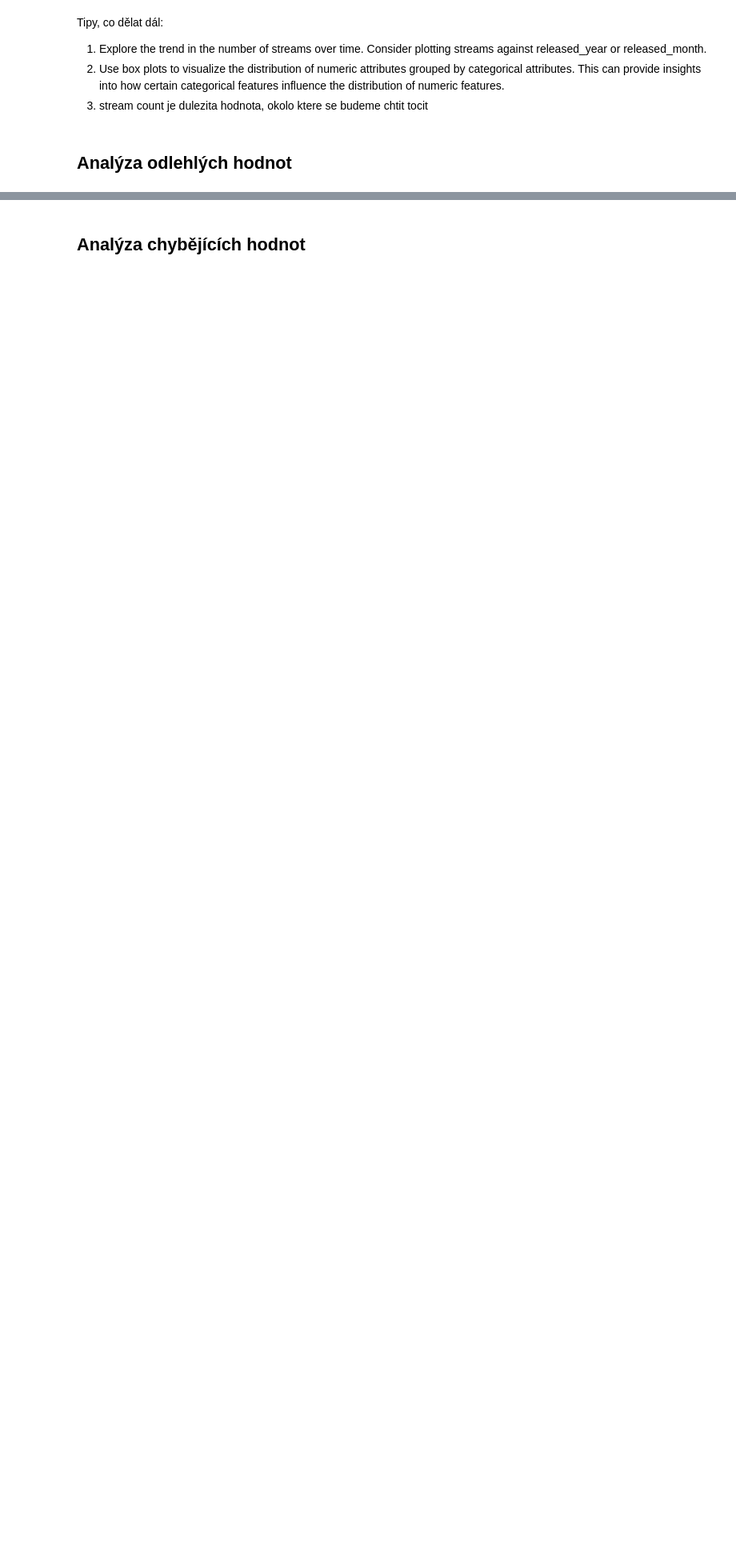
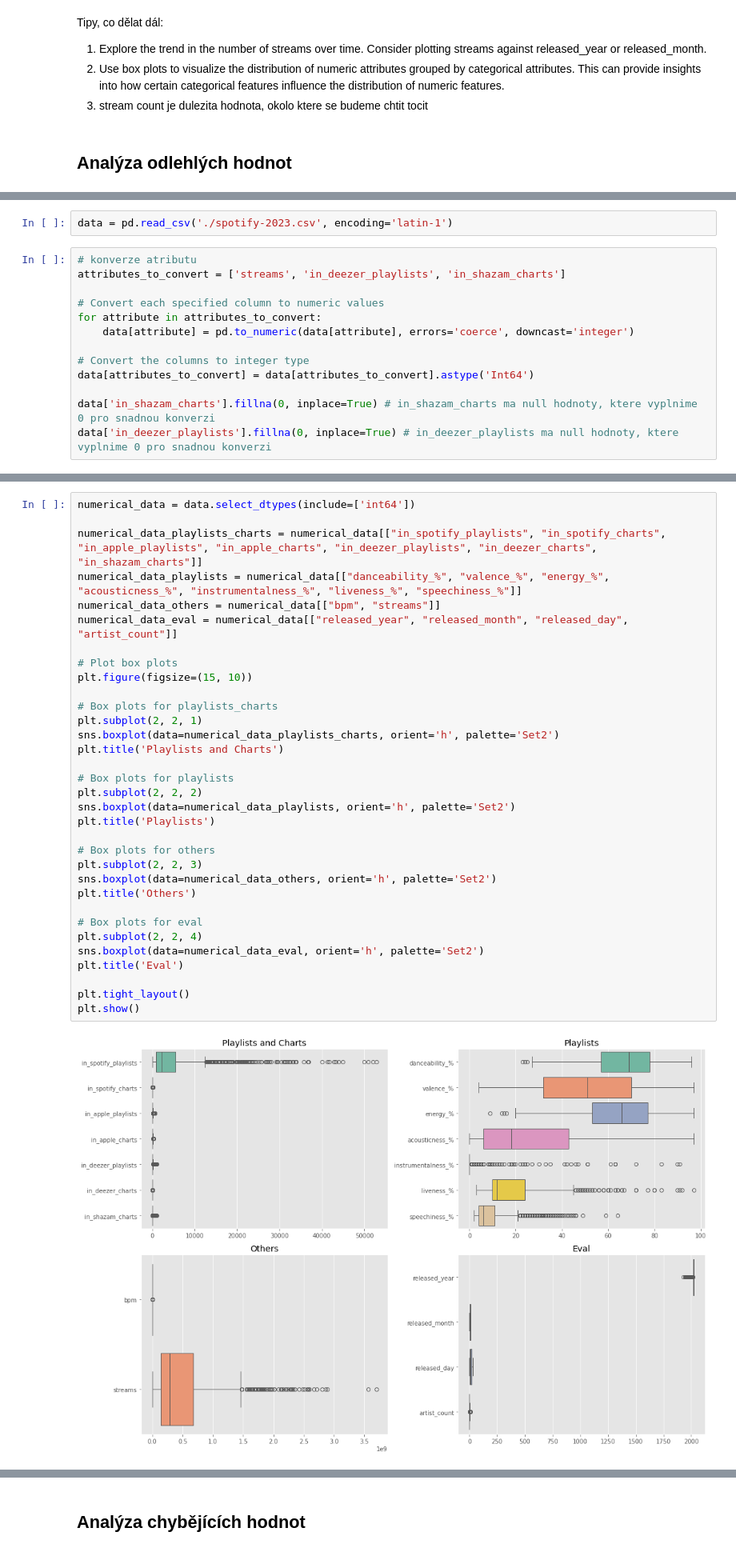
Before and after one commit to Filda99/FIT-UPA, a Jupyter notebook: proj2/upa_proj2.ipynb, the cells around one changed output, grey strips where cells are left out. Shown at 80% size. Cells and saved outputs as stored; diff of their text form; blank space fills up the shorter version.

```diff
--- a/proj2/upa_proj2.ipynb
+++ b/proj2/upa_proj2.ipynb
@@ -191,0 +210,15 @@ Tipy, co dělat dál:
+# %%
+data = pd.read_csv('./spotify-2023.csv', encoding='latin-1')
+# %%
+# konverze atributu
+attributes_to_convert = ['streams', 'in_deezer_playlists', 'in_shazam_charts']
+
+# Convert each specified column to numeric values
+for attribute in attributes_to_convert:
+    data[attribute] = pd.to_numeric(data[attribute], errors='coerce', downcast='integer')
+
+# Convert the columns to integer type
+data[attributes_to_convert] = data[attributes_to_convert].astype('Int64')
+
+data['in_shazam_charts'].fillna(0, inplace=True) # in_shazam_charts ma null hodnoty, ktere vyplnime 0 pro snadnou konverzi
+data['in_deezer_playlists'].fillna(0, inplace=True) # in_deezer_playlists ma null hodnoty, ktere vyplnime 0 pro snadnou konverzi
@@ -191,0 +252,35 @@ Tipy, co dělat dál:
+# %%
+numerical_data = data.select_dtypes(include=['int64'])
+
+numerical_data_playlists_charts = numerical_data[["in_spotify_playlists", "in_spotify_charts", "in_apple_playlists", "in_apple_charts", "in_deezer_playlists", "in_deezer_charts", "in_shazam_charts"]]
+numerical_data_playlists = numerical_data[["danceability_%", "valence_%", "energy_%", "acousticness_%", "instrumentalness_%", "liveness_%", "speechiness_%"]]
+numerical_data_others = numerical_data[["bpm", "streams"]]
+numerical_data_eval = numerical_data[["released_year", "released_month", "released_day", "artist_count"]]
+
+# Plot box plots
+plt.figure(figsize=(15, 10))
+
+# Box plots for playlists_charts
+plt.subplot(2, 2, 1)
+sns.boxplot(data=numerical_data_playlists_charts, orient='h', palette='Set2')
+plt.title('Playlists and Charts')
+
+# Box plots for playlists
+plt.subplot(2, 2, 2)
+sns.boxplot(data=numerical_data_playlists, orient='h', palette='Set2')
+plt.title('Playlists')
+
+# Box plots for others
+plt.subplot(2, 2, 3)
+sns.boxplot(data=numerical_data_others, orient='h', palette='Set2')
+plt.title('Others')
+
+# Box plots for eval
+plt.subplot(2, 2, 4)
+sns.boxplot(data=numerical_data_eval, orient='h', palette='Set2')
+plt.title('Eval')
+
+plt.tight_layout()
+plt.show()
+# %% [output]
+[figure, added]
```
Also changed, not shown: parts of 16 cells of this notebook.
